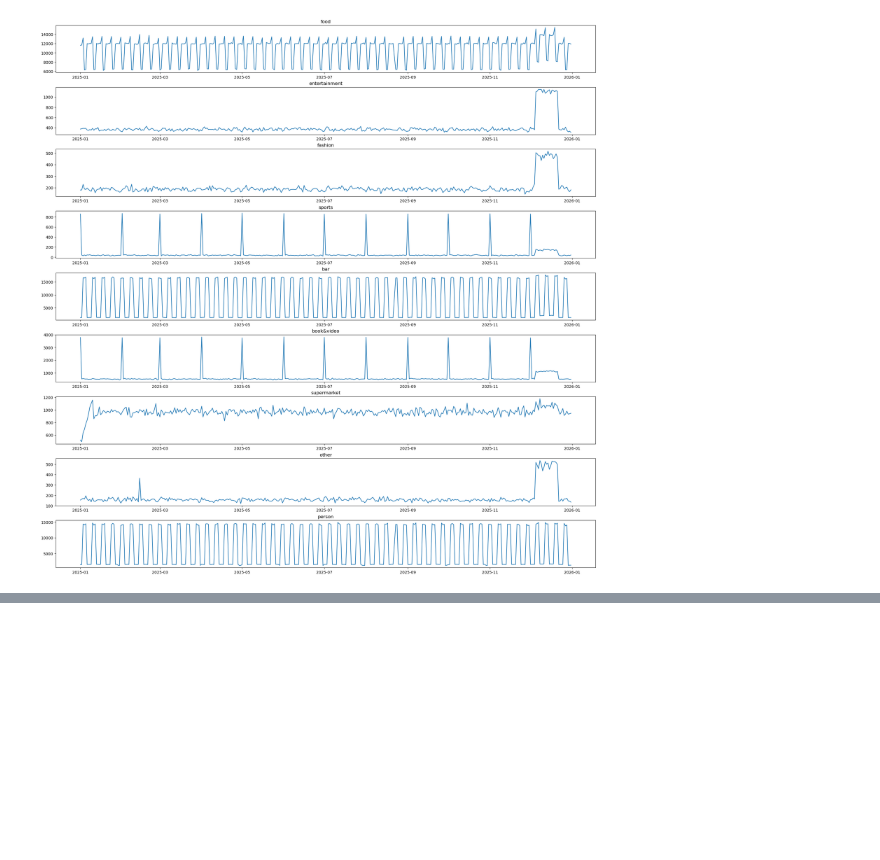
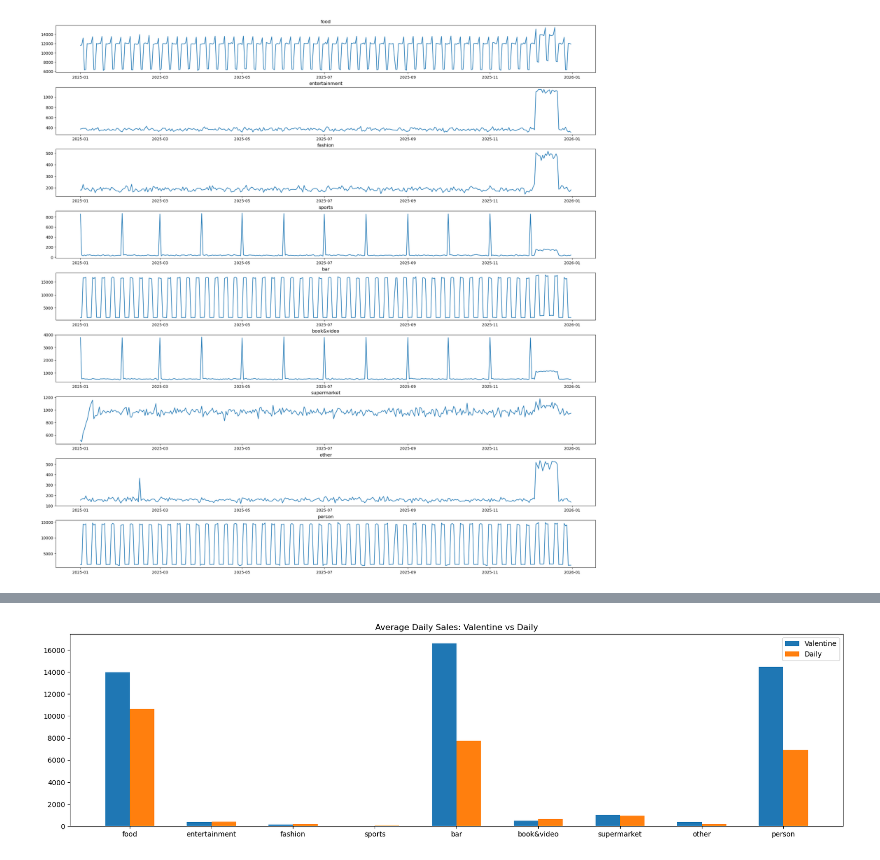
Before and after one commit to UoB-DSMP-2023-24/dsmp-2024-group-29, a Jupyter notebook: code/Visualisation_Changes.ipynb, the cells around one changed output, grey strips where cells are left out. Drawn from its saved outputs; the diff is of its cells as text; code cells hidden in the pictures; blank space fills up the shorter version.

```diff
--- a/code/Visualisation_Changes.ipynb
+++ b/code/Visualisation_Changes.ipynb
@@ -85,0 +179,11 @@ for n in range(9):
+# %%
+plt.figure(figsize=(20,5))
+X_axis=np.arange(9)
+plt.bar(X_axis-0.15,df_valentine['transaction']['count'],0.3,label='Valentine')
+plt.bar(X_axis+0.15,df_daily['transaction']['count'],0.3,label='Daily')
+plt.xticks(X_axis,type_dict)
+plt.title('Average Daily Sales: Valentine vs Daily')
+plt.legend()
+plt.show()
+# %% [output]
+[figure, added]
```
Also changed, not shown: parts of 19 cells of this notebook.
